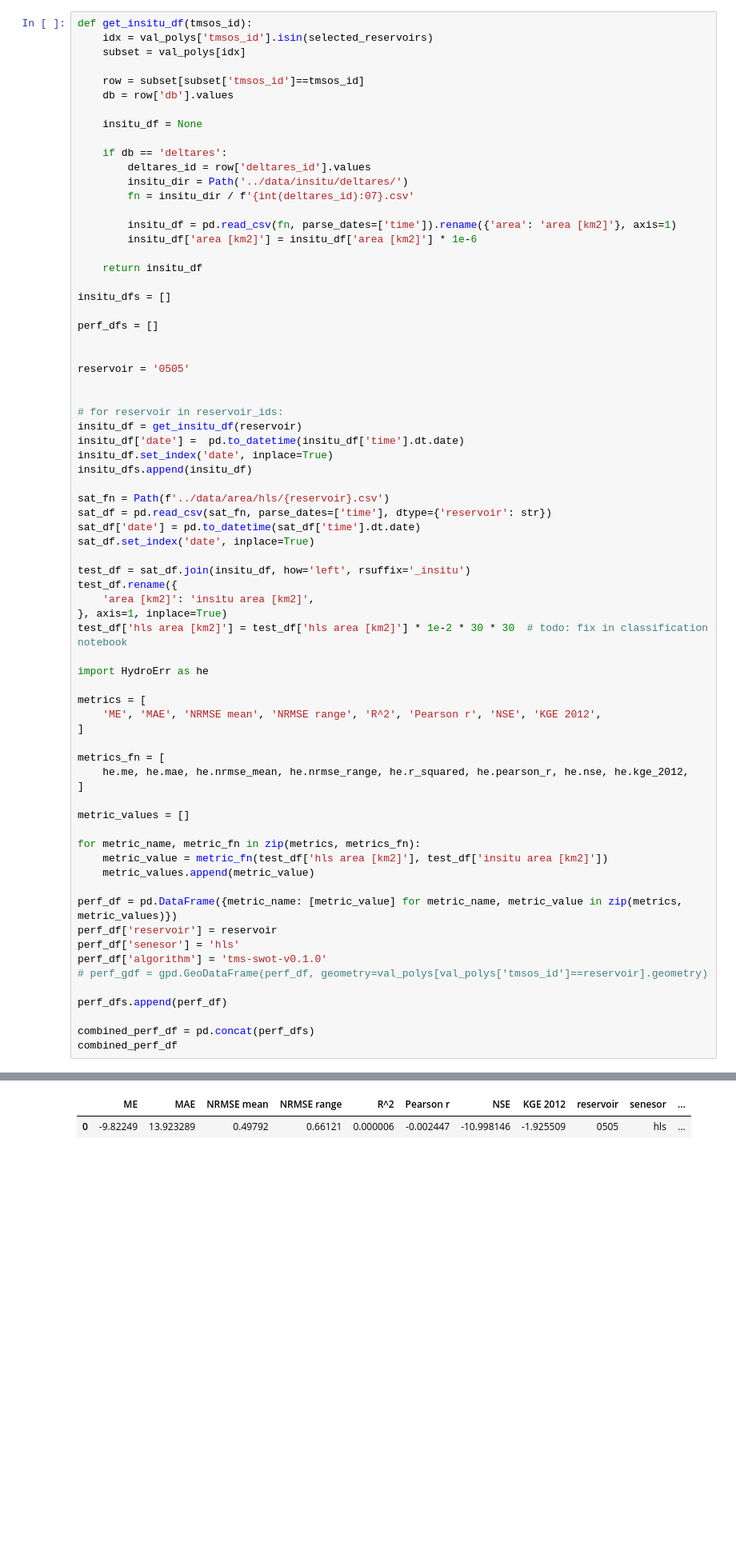
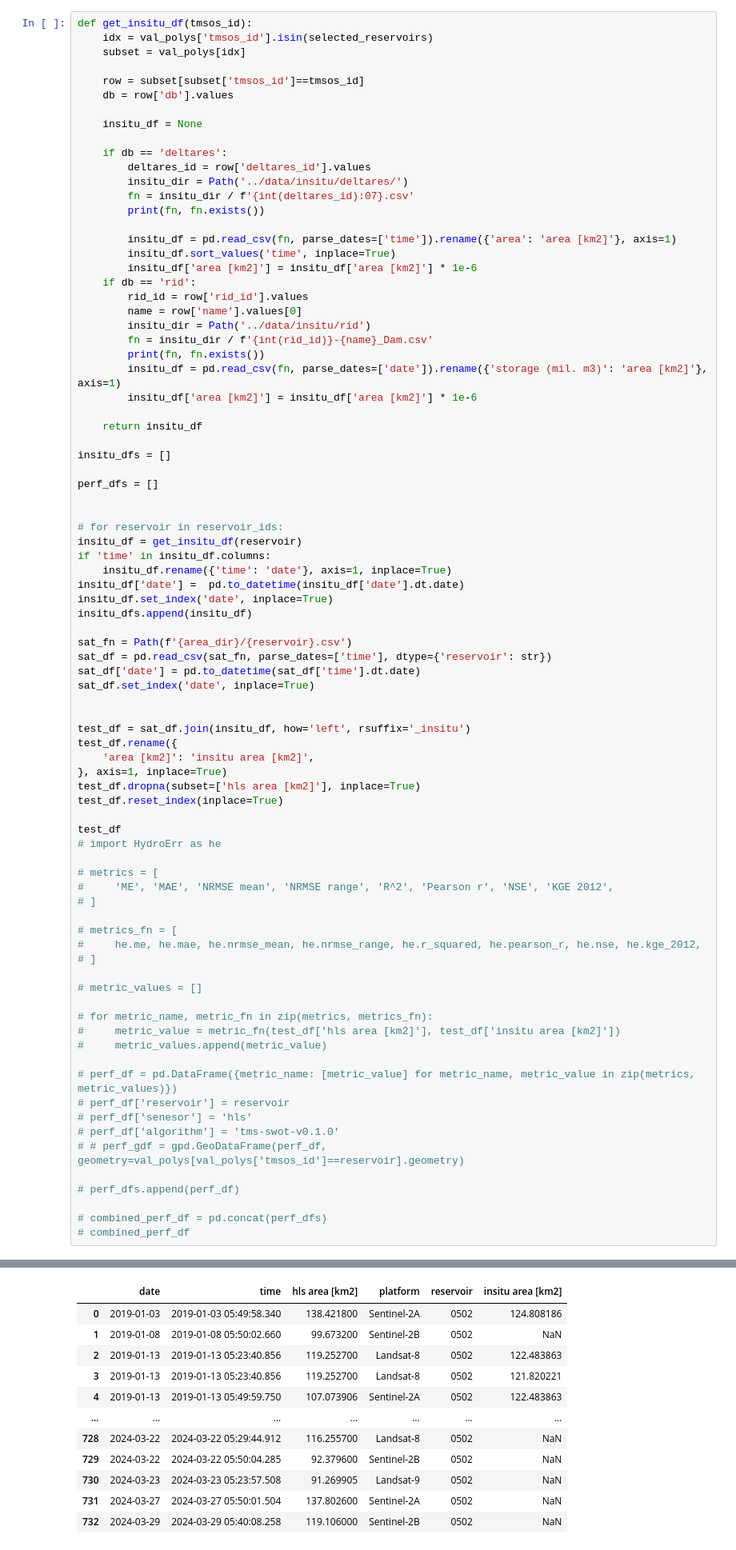
Before and after one commit to UW-SASWE/tmspp, a Jupyter notebook: notebooks/04-test.ipynb, the cells around one changed output, grey strips where cells are left out. Shown at 80% size. Saved outputs shown, nothing was run; the diff lists cells and outputs as text; blank space fills up the shorter version.

```diff
--- a/notebooks/04-test.ipynb
+++ b/notebooks/04-test.ipynb
@@ -83,8 +105,18 @@ def get_insitu_df(tmsos_id):
         deltares_id = row['deltares_id'].values
         insitu_dir = Path('../data/insitu/deltares/')
         fn = insitu_dir / f'{int(deltares_id):07}.csv'
+        print(fn, fn.exists())
 
         insitu_df = pd.read_csv(fn, parse_dates=['time']).rename({'area': 'area [km2]'}, axis=1)
+        insitu_df.sort_values('time', inplace=True)
+        insitu_df['area [km2]'] = insitu_df['area [km2]'] * 1e-6
+    if db == 'rid':
+        rid_id = row['rid_id'].values
+        name = row['name'].values[0]
+        insitu_dir = Path('../data/insitu/rid')
+        fn = insitu_dir / f'{int(rid_id)}-{name}_Dam.csv'
+        print(fn, fn.exists())
+        insitu_df = pd.read_csv(fn, parse_dates=['date']).rename({'storage (mil. m3)': 'area [km2]'}, axis=1)
         insitu_df['area [km2]'] = insitu_df['area [km2]'] * 1e-6
 
     return insitu_df
@@ -94,50 +126,52 @@ insitu_dfs = []
 perf_dfs = []
 
 
-reservoir = '0505'
-
-
 # for reservoir in reservoir_ids:
 insitu_df = get_insitu_df(reservoir)
-insitu_df['date'] =  pd.to_datetime(insitu_df['time'].dt.date)
+if 'time' in insitu_df.columns:
+    insitu_df.rename({'time': 'date'}, axis=1, inplace=True)
+insitu_df['date'] =  pd.to_datetime(insitu_df['date'].dt.date)
 insitu_df.set_index('date', inplace=True)
 insitu_dfs.append(insitu_df)
 
-sat_fn = Path(f'../data/area/hls/{reservoir}.csv')
+sat_fn = Path(f'{area_dir}/{reservoir}.csv')
 sat_df = pd.read_csv(sat_fn, parse_dates=['time'], dtype={'reservoir': str})
 sat_df['date'] = pd.to_datetime(sat_df['time'].dt.date)
 sat_df.set_index('date', inplace=True)
+
 
 test_df = sat_df.join(insitu_df, how='left', rsuffix='_insitu')
 test_df.rename({
     'area [km2]': 'insitu area [km2]',
 }, axis=1, inplace=True)
-test_df['hls area [km2]'] = test_df['hls area [km2]'] * 1e-2 * 30 * 30  # todo: fix in classification notebook
+test_df.dropna(subset=['hls area [km2]'], inplace=True)
+test_df.reset_index(inplace=True)
 
-import HydroErr as he
+test_df
+# import HydroErr as he
 
-metrics = [
-    'ME', 'MAE', 'NRMSE mean', 'NRMSE range', 'R^2', 'Pearson r', 'NSE', 'KGE 2012',
-]
+# metrics = [
+#     'ME', 'MAE', 'NRMSE mean', 'NRMSE range', 'R^2', 'Pearson r', 'NSE', 'KGE 2012',
+# ]
 
-metrics_fn = [
-    he.me, he.mae, he.nrmse_mean, he.nrmse_range, he.r_squared, he.pearson_r, he.nse, he.kge_2012,
-]
+# metrics_fn = [
+#     he.me, he.mae, he.nrmse_mean, he.nrmse_range, he.r_squared, he.pearson_r, he.nse, he.kge_2012,
+# ]
 
-metric_values = []
+# metric_values = []
 
-for metric_name, metric_fn in zip(metrics, metrics_fn):
-    metric_value = metric_fn(test_df['hls area [km2]'], test_df['insitu area [km2]'])
-    metric_values.append(metric_value)
+# for metric_name, metric_fn in zip(metrics, metrics_fn):
+#     metric_value = metric_fn(test_df['hls area [km2]'], test_df['insitu area [km2]'])
+#     metric_values.append(metric_value)
 
-perf_df = pd.DataFrame({metric_name: [metric_value] for metric_name, metric_value in zip(metrics, metric_values)})
-perf_df['reservoir'] = reservoir
-perf_df['senesor'] = 'hls'
-perf_df['algorithm'] = 'tms-swot-v0.1.0'
-# perf_gdf = gpd.GeoDataFrame(perf_df, geometry=val_polys[val_polys['tmsos_id']==reservoir].geometry)
+# perf_df = pd.DataFrame({metric_name: [metric_value] for metric_name, metric_value in zip(metrics, metric_values)})
+# perf_df['reservoir'] = reservoir
+# perf_df['senesor'] = 'hls'
+# perf_df['algorithm'] = 'tms-swot-v0.1.0'
+# # perf_gdf = gpd.GeoDataFrame(perf_df, geometry=val_polys[val_polys['tmsos_id']==reservoir].geometry)
 
-perf_dfs.append(perf_df)
+# perf_dfs.append(perf_df)
 
-combined_perf_df = pd.concat(perf_dfs)
-combined_perf_df
+# combined_perf_df = pd.concat(perf_dfs)
+# combined_perf_df
 # %% [output]
@@ -151,2 +179,12 @@ combined_perf_df
-|  | ME | MAE | NRMSE mean | NRMSE range | R^2 | Pearson r | NSE | KGE 2012 | reservoir | senesor | ... |
-| 0 | -9.82249 | 13.923289 | 0.49792 | 0.66121 | 0.000006 | -0.002447 | -10.998146 | -1.925509 | 0505 | hls | ... |
+|  | date | time | hls area [km2] | platform | reservoir | insitu area [km2] |
+| 0 | 2019-01-03 | 2019-01-03 05:49:58.340 | 138.421800 | Sentinel-2A | 0502 | 124.808186 |
+| 1 | 2019-01-08 | 2019-01-08 05:50:02.660 | 99.673200 | Sentinel-2B | 0502 | NaN |
+| 2 | 2019-01-13 | 2019-01-13 05:23:40.856 | 119.252700 | Landsat-8 | 0502 | 122.483863 |
+| 3 | 2019-01-13 | 2019-01-13 05:23:40.856 | 119.252700 | Landsat-8 | 0502 | 121.820221 |
+| 4 | 2019-01-13 | 2019-01-13 05:49:59.750 | 107.073906 | Sentinel-2A | 0502 | 122.483863 |
+| ... | ... | ... | ... | ... | ... | ... |
+| 728 | 2024-03-22 | 2024-03-22 05:29:44.912 | 116.255700 | Landsat-8 | 0502 | NaN |
+| 729 | 2024-03-22 | 2024-03-22 05:50:04.285 | 92.379600 | Sentinel-2B | 0502 | NaN |
+| 730 | 2024-03-23 | 2024-03-23 05:23:57.508 | 91.269905 | Landsat-9 | 0502 | NaN |
+| 731 | 2024-03-27 | 2024-03-27 05:50:01.504 | 137.802600 | Sentinel-2A | 0502 | NaN |
+| 732 | 2024-03-29 | 2024-03-29 05:40:08.258 | 119.106000 | Sentinel-2B | 0502 | NaN |
```
Also changed, not shown: parts of 23 cells of this notebook.
